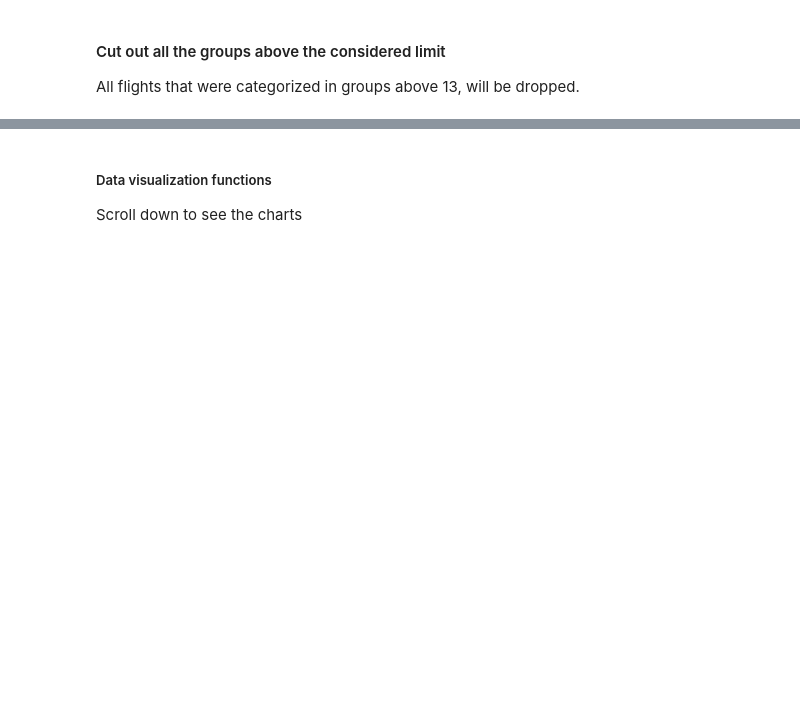
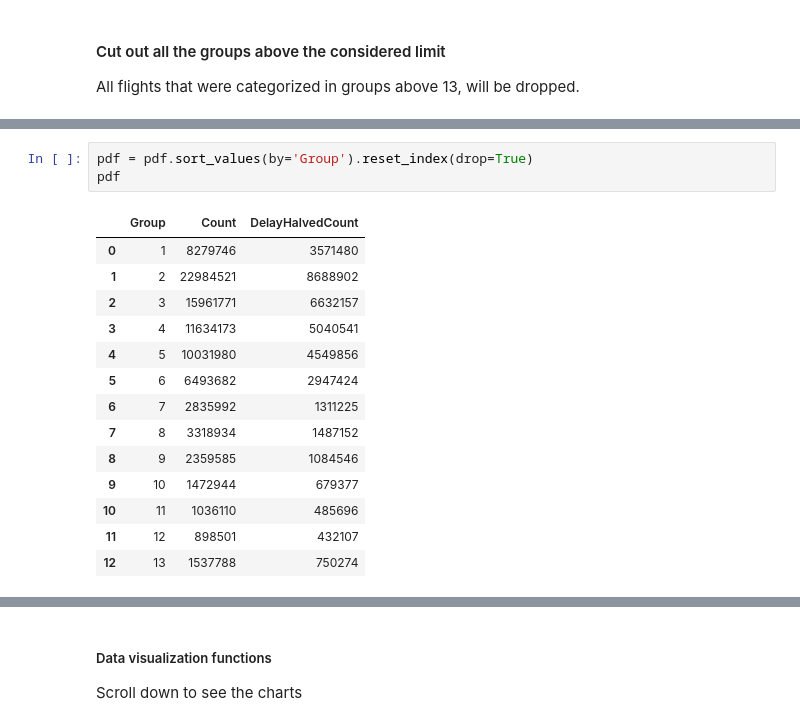
Before and after one commit to polimi-mt-acg/USA-airlines-statistics-1994-2008, a Jupyter notebook: notebooks/03-distance-groups-percentages-halved-delay.ipynb, the cells around one changed output, grey strips where cells are left out. Drawn from its saved outputs; the diff is of its cells as text; blank space fills up the shorter version.

```diff
--- a/notebooks/03-distance-groups-percentages-halved-delay.ipynb
+++ b/notebooks/03-distance-groups-percentages-halved-delay.ipynb
@@ -293 +309,19 @@ df_perc.show(30)
+# %%
+pdf = pdf.sort_values(by='Group').reset_index(drop=True)
+pdf
+# %% [output]
+|  | Group | Count | DelayHalvedCount |
+| 0 | 1 | 8279746 | 3571480 |
+| 1 | 2 | 22984521 | 8688902 |
+| 2 | 3 | 15961771 | 6632157 |
+| 3 | 4 | 11634173 | 5040541 |
+| 4 | 5 | 10031980 | 4549856 |
+| 5 | 6 | 6493682 | 2947424 |
+| 6 | 7 | 2835992 | 1311225 |
+| 7 | 8 | 3318934 | 1487152 |
+| 8 | 9 | 2359585 | 1084546 |
+| 9 | 10 | 1472944 | 679377 |
+| 10 | 11 | 1036110 | 485696 |
+| 11 | 12 | 898501 | 432107 |
+| 12 | 13 | 1537788 | 750274 |
 # %%
```
Also changed, not shown: parts of 44 cells of this notebook.
